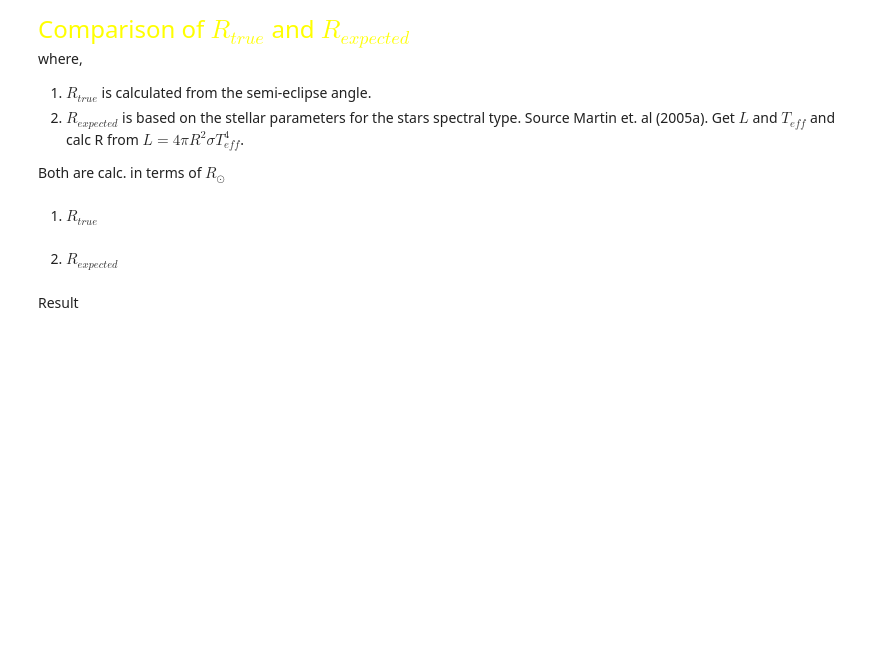
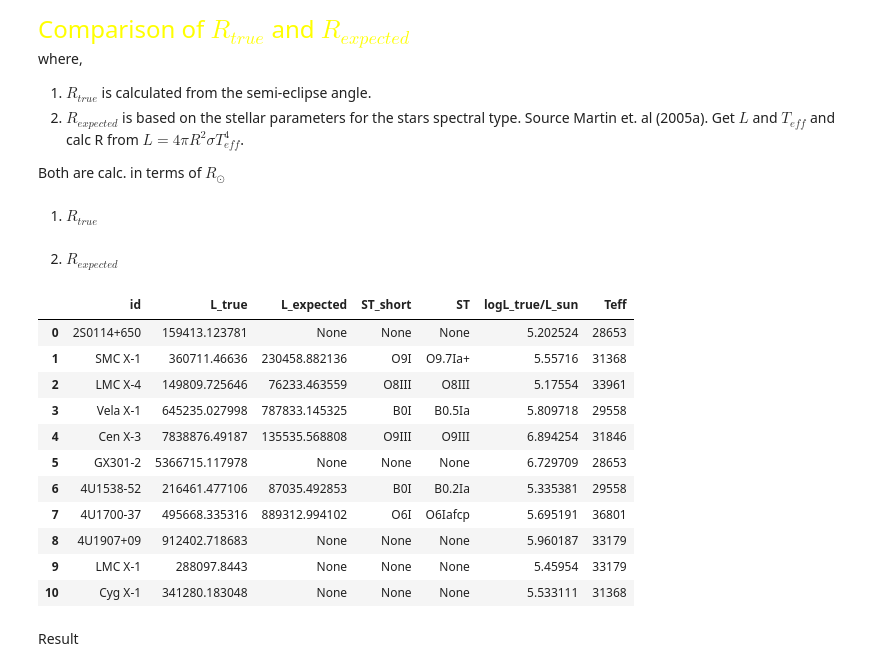
Before and after one commit to LvV210/MasterProject, a Jupyter notebook: luminosity.ipynb, the cells around one changed output. Cells and saved outputs as stored; diff of their text form; code cells hidden in the pictures; blank space fills up the shorter version.

```diff
--- a/luminosity.ipynb
+++ b/luminosity.ipynb
@@ -36,7 +38,9 @@ df_L = pd.DataFrame({'id': df_hmxb['id'].copy(),
                               "L_true": [None] * len(df_hmxb['id']),
                               "L_expected": [None] * len(df_hmxb['id']),
                               "ST_short": [None] * len(df_hmxb['id']),
-                              "ST": [None] * len(df_hmxb['id'])})
+                              "ST": [None] * len(df_hmxb['id']),
+                              "logL_true/L_sun": [None] * len(df_hmxb['id']),
+                              "Teff": [None] * len(df_hmxb['id'])})
 # %% [markdown]
 ### Calculate the luminosity from photometric data
 This is the luminosity we observe
@@ -258,5 +270,20 @@ for i in range(df_hmxb.shape[0]):
     df_R.loc[i, "R_expected"] = R
     df_R.loc[i, "ST_short"] = spectral_type
     df_R.loc[i, "ST"] = df_hmxb.loc[i, "ST"]
+# %%
+df_L
+# %% [output]
+|  | id | L_true | L_expected | ST_short | ST | logL_true/L_sun | Teff |
+| 0 | 2S0114+650 | 159413.123781 | None | None | None | 5.202524 | 28653 |
+| 1 | SMC X-1 | 360711.46636 | 230458.882136 | O9I | O9.7Ia+ | 5.55716 | 31368 |
+| 2 | LMC X-4 | 149809.725646 | 76233.463559 | O8III | O8III | 5.17554 | 33961 |
+| 3 | Vela X-1 | 645235.027998 | 787833.145325 | B0I | B0.5Ia | 5.809718 | 29558 |
+| 4 | Cen X-3 | 7838876.49187 | 135535.568808 | O9III | O9III | 6.894254 | 31846 |
+| 5 | GX301-2 | 5366715.117978 | None | None | None | 6.729709 | 28653 |
+| 6 | 4U1538-52 | 216461.477106 | 87035.492853 | B0I | B0.2Ia | 5.335381 | 29558 |
+| 7 | 4U1700-37 | 495668.335316 | 889312.994102 | O6I | O6Iafcp | 5.695191 | 36801 |
+| 8 | 4U1907+09 | 912402.718683 | None | None | None | 5.960187 | 33179 |
+| 9 | LMC X-1 | 288097.8443 | None | None | None | 5.45954 | 33179 |
+| 10 | Cyg X-1 | 341280.183048 | None | None | None | 5.533111 | 31368 |
 # %%
 # Calculate ratio
```
Also changed, not shown: parts of 12 cells of this notebook, 4 other files.
